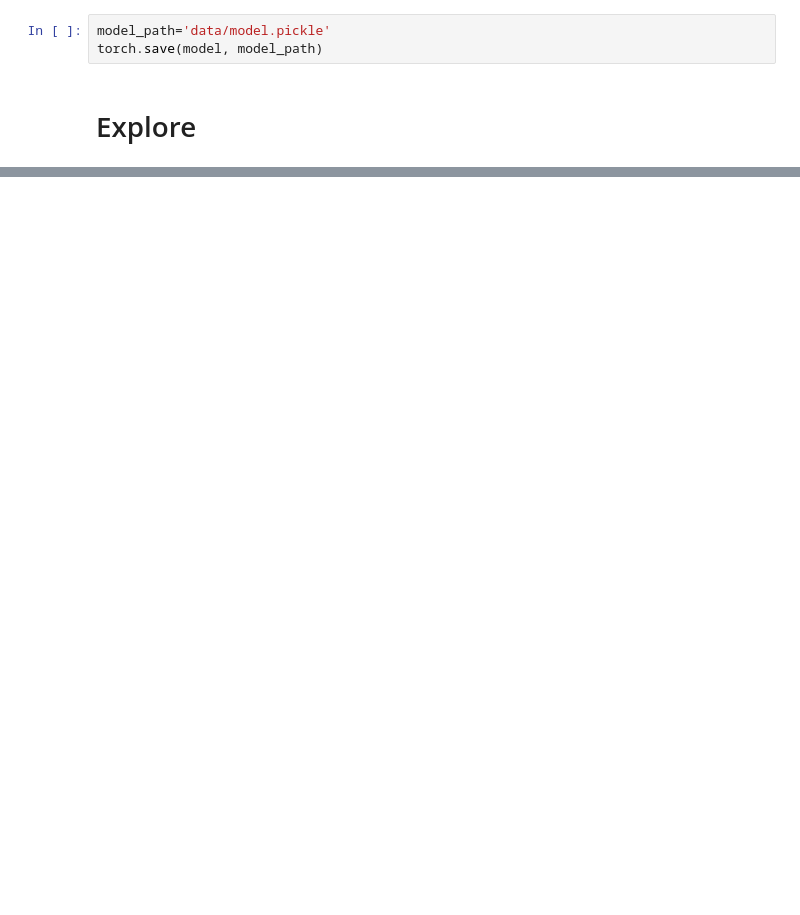
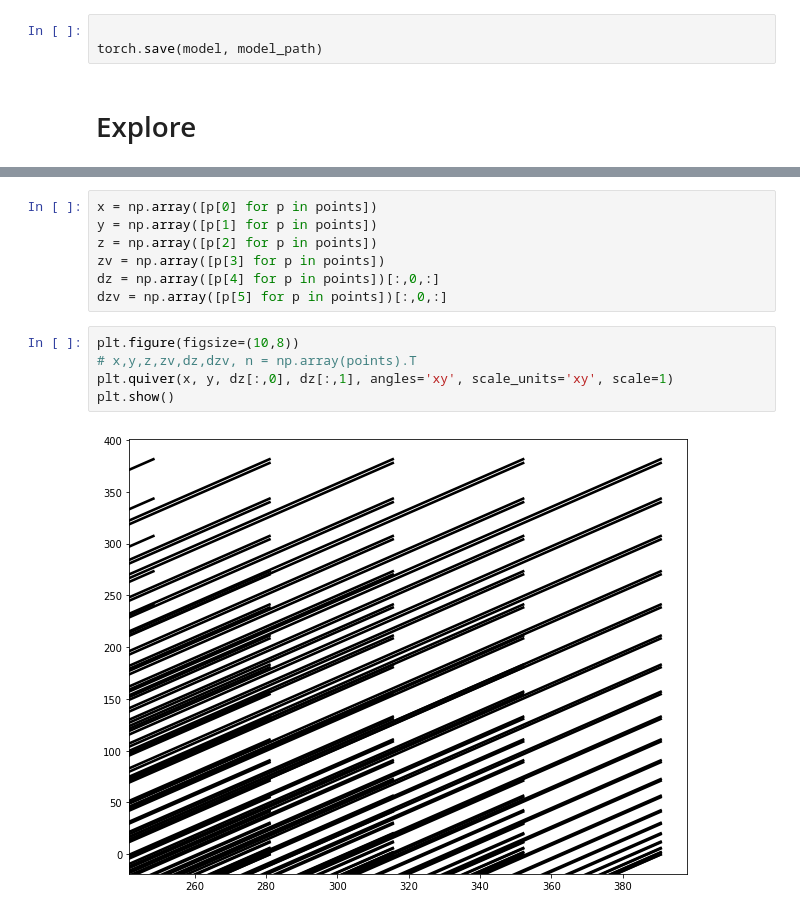
Before and after one commit to wassname/mapping_mnist, a Jupyter notebook: mapping_mnist.ipynb, the cells around one changed output, grey strips where cells are left out. Cells and saved outputs as stored; diff of their text form; blank space fills up the shorter version.

```diff
--- a/mapping_mnist.ipynb
+++ b/mapping_mnist.ipynb
@@ -110,5 +128,5 @@ Train Epoch: 7 [11232/60000 (99%)]      Loss: 0.682046
 # %%
-model_path='data/model.pickle'
+
 torch.save(model, model_path)
 # %% [markdown]
 # Explore
@@ -188,0 +208,14 @@ KeyboardInterrupt:
+# %%
+x = np.array([p[0] for p in points])
+y = np.array([p[1] for p in points])
+z = np.array([p[2] for p in points])
+zv = np.array([p[3] for p in points])
+dz = np.array([p[4] for p in points])[:,0,:]
+dzv = np.array([p[5] for p in points])[:,0,:]
+# %%
+plt.figure(figsize=(10,8))
+# x,y,z,zv,dz,dzv, n = np.array(points).T
+plt.quiver(x, y, dz[:,0], dz[:,1], angles='xy', scale_units='xy', scale=1)
+plt.show()
+# %% [output]
+[figure, added]
```
Also changed, not shown: parts of 30 cells of this notebook, 5 other files.
